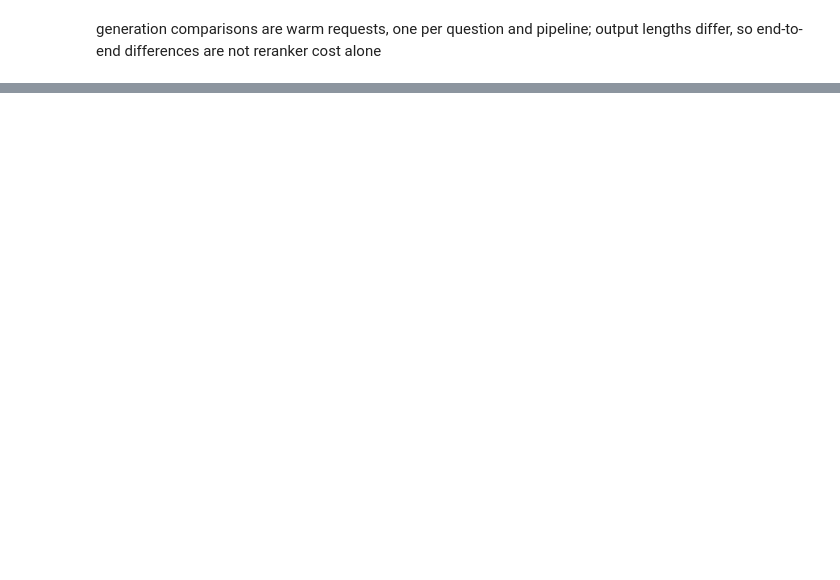
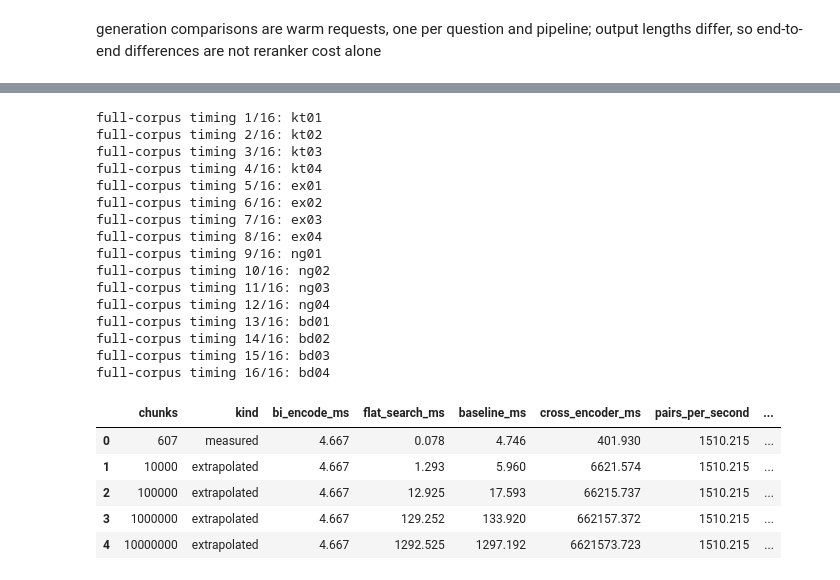
Before and after one commit to itikelabhaskar/gdpr-rag-rerank, a Jupyter notebook: rag_rerank.ipynb, the cells around one changed output, grey strips where cells are left out. Cells and saved outputs as stored; diff of their text form; code cells hidden in the pictures; blank space fills up the shorter version.

```diff
--- a/rag_rerank.ipynb
+++ b/rag_rerank.ipynb
@@ -1648,0 +1655,79 @@ save_run_info()
+# %%
+SCALING_BATCH_SIZE = 32
+SCALING_SIZES = (607, 10_000, 100_000, 1_000_000, 10_000_000)
+all_chunk_ids = chunks.chunk_id.tolist()
+all_chunk_text = chunks.text.tolist()
+cross_encoder.predict([(eval_queries[0]["query"], text) for text in all_chunk_text[:SCALING_BATCH_SIZE]],
+                      batch_size=SCALING_BATCH_SIZE, convert_to_numpy=True)
+sync()
+scaling_trials = []
+for query in eval_queries:
+    assert len(cross_encoder.tokenizer(query["query"])["input_ids"]) - 1 + max(CHUNK_CE_TOKENS.values()) <= cross_encoder.max_seq_length
+    sync()
+    started = time.perf_counter()
+    vector = bi_encoder.encode([query["query"]], convert_to_numpy=True).astype("float32")
+    sync()
+    encode_ms = (time.perf_counter() - started) * 1000
+    started = time.perf_counter()
+    index.search(vector, TOP_K)
+    search_ms = (time.perf_counter() - started) * 1000
+    sync()
+    started = time.perf_counter()
+    pairs = [(query["query"], text) for text in all_chunk_text]
+    scores = cross_encoder.predict(pairs, batch_size=SCALING_BATCH_SIZE, convert_to_numpy=True)
+    sync()
+    score_ms = (time.perf_counter() - started) * 1000
+    assert len(scores) == len(chunks) and np.isfinite(scores).all()
+    order = np.argsort(-scores, kind="stable")
+    rank_ms = (time.perf_counter() - started) * 1000
+    scaling_trials.append({"query_id": query["id"], "chunks": len(chunks), "batch_size": SCALING_BATCH_SIZE,
+                           "bi_encode_ms": encode_ms, "flat_search_ms": search_ms, "baseline_ms": encode_ms + search_ms,
+                           "cross_encoder_ms": score_ms, "cross_encoder_with_sort_ms": rank_ms,
+                           "pairs_per_second": len(chunks) / (score_ms / 1000),
+                           "ce_top3": ",".join(all_chunk_ids[i] for i in order[:TOP_N])})
+    print(f"full-corpus timing {len(scaling_trials)}/{len(eval_queries)}: {query['id']}", flush=True)
+scaling_trials = pd.DataFrame(scaling_trials)
+scaling_trials.to_csv(RESULTS / "scaling_trials.csv", index=False, lineterminator="\n")
+
+mean_encode = float(scaling_trials.bi_encode_ms.mean())
+mean_search = float(scaling_trials.flat_search_ms.mean())
+mean_ce = float(scaling_trials.cross_encoder_ms.mean())
+throughput = len(chunks) / (mean_ce / 1000)  # total pairs / total scoring time, not an average of ratios
+scaling_rows = []
+for size in SCALING_SIZES:
+    scale = size / len(chunks)
+    scaling_rows.append({"chunks": size, "kind": "measured" if size == len(chunks) else "extrapolated",
+                         "bi_encode_ms": mean_encode, "flat_search_ms": mean_search * scale,
+                         "baseline_ms": mean_encode + mean_search * scale, "cross_encoder_ms": mean_ce * scale,
+                         "pairs_per_second": throughput, "vector_payload_mib": size * index.d * 4 / (1024 ** 2)})
+scaling = pd.DataFrame(scaling_rows)
+scaling.to_csv(RESULTS / "scaling.csv", index=False, lineterminator="\n")
+display(scaling.round(3))
+display(scaling_trials[["bi_encode_ms", "flat_search_ms", "cross_encoder_ms", "cross_encoder_with_sort_ms", "pairs_per_second"]].agg(
+    ["mean", "median", lambda values: values.quantile(0.95)]).rename(index={"<lambda>": "p95"}).round(3))
+print("N pair evaluations, batched; document embeddings are precomputed once, then one query encode + a linear flat scan")
+print("larger sizes are not benchmarked; ANN indexes can avoid the full vector scan")
+print("607-vector CPU search includes call overhead and cache effects; the simple linear extrapolation does not separate them")
+# %% [output]
+full-corpus timing 1/16: kt01
+full-corpus timing 2/16: kt02
+full-corpus timing 3/16: kt03
+full-corpus timing 4/16: kt04
+full-corpus timing 5/16: ex01
+full-corpus timing 6/16: ex02
+full-corpus timing 7/16: ex03
+full-corpus timing 8/16: ex04
+full-corpus timing 9/16: ng01
+full-corpus timing 10/16: ng02
+full-corpus timing 11/16: ng03
+full-corpus timing 12/16: ng04
+full-corpus timing 13/16: bd01
+full-corpus timing 14/16: bd02
+full-corpus timing 15/16: bd03
+full-corpus timing 16/16: bd04
+|  | chunks | kind | bi_encode_ms | flat_search_ms | baseline_ms | cross_encoder_ms | pairs_per_second | ... |
+| 0 | 607 | measured | 4.667 | 0.078 | 4.746 | 401.930 | 1510.215 | ... |
+| 1 | 10000 | extrapolated | 4.667 | 1.293 | 5.960 | 6621.574 | 1510.215 | ... |
+| 2 | 100000 | extrapolated | 4.667 | 12.925 | 17.593 | 66215.737 | 1510.215 | ... |
+| 3 | 1000000 | extrapolated | 4.667 | 129.252 | 133.920 | 662157.372 | 1510.215 | ... |
+| 4 | 10000000 | extrapolated | 4.667 | 1292.525 | 1297.192 | 6621573.723 | 1510.215 | ... |
```
Also changed, not shown: parts of 8 cells of this notebook, 9 other files.
